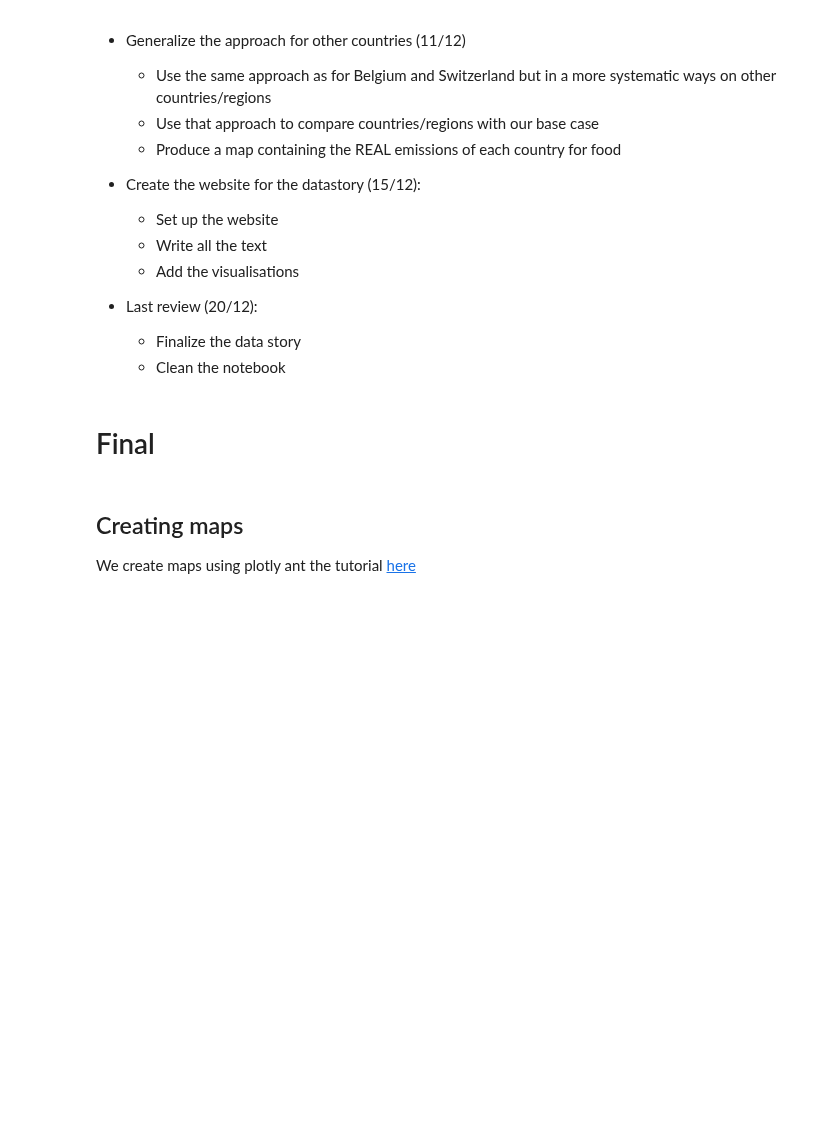
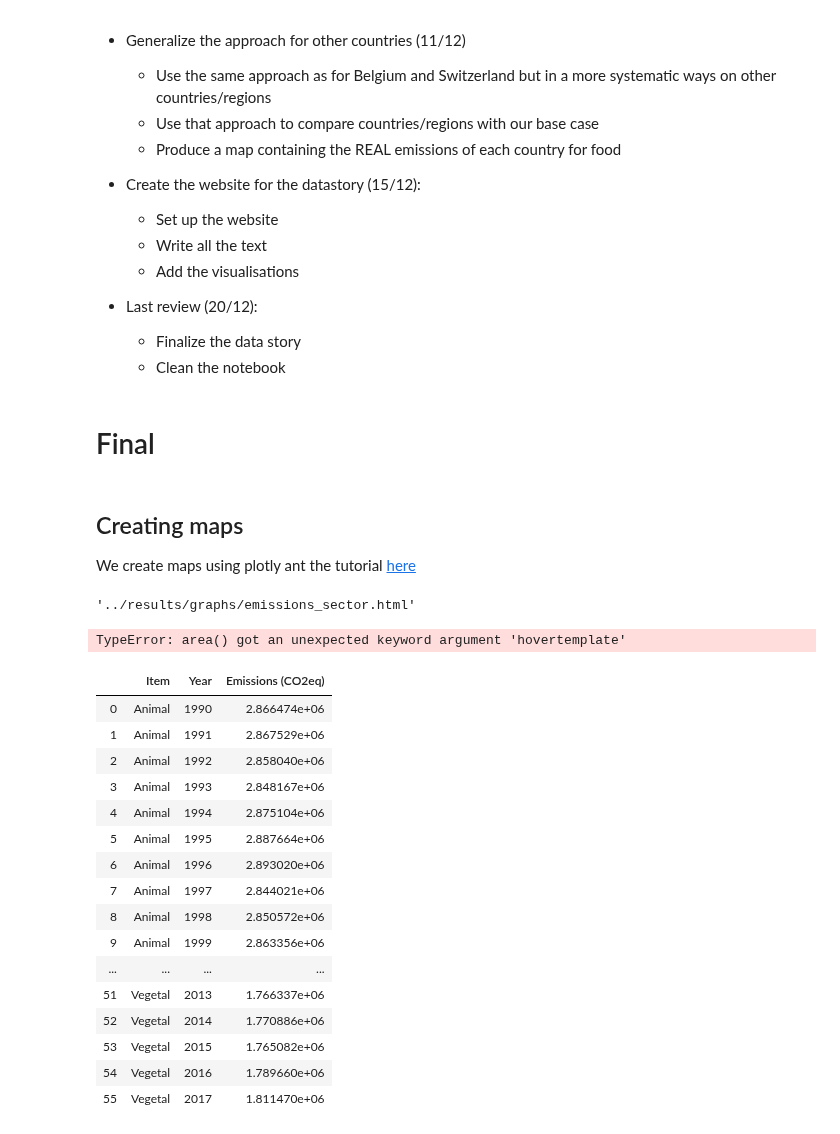
Before and after one commit to Lambo97/ADAProject, a Jupyter notebook: src/Final.ipynb, the cells around one changed output. Saved outputs shown, nothing was run; the diff lists cells and outputs as text; code cells hidden in the pictures; blank space fills up the shorter version.

Commit message:
Add celle to create plotly stack chart

```diff
--- a/src/Final.ipynb
+++ b/src/Final.ipynb
@@ -1456,0 +1487,46 @@ create_map(data_str, 'Emissions due to agriculture', 'Sum', year_begin=1961, mid
+# %%
+# Create an area graph with plotly
+
+import plotly.express as px
+data = emissions.unstack().reset_index().rename(columns = {0: 'Emissions (CO2eq)'})
+data.Item = pd.Categorical(data.Item,
+                          categories=['Forest', 'Agriculture total', 'Energy',
+                                       'Industrial processes and product use', 'International bunkers',
+                                       'Land use sources', 'Other sources',
+                                       'Residential, commercial, institutional and AFF', 'Transport',
+                                       'Waste'],
+                          ordered=True)
+data = data.sort_values(by='Item')
+data['Emissions (CO2eq)'] = data['Emissions (CO2eq)'].round(3)
+fig = px.area(data, x="Year", y='Emissions (CO2eq)', color="Item")
+offline.plot(fig, filename=RESULT_PATH+'graphs/emissions_sector.html', auto_open=False)
+# %% [output]
+'../results/graphs/emissions_sector.html'
+# %%
+# Do the same with emissions world
+
+data = emissions_world.loc[:2017].unstack().reset_index().rename(columns = {0: 'Emissions (CO2eq)'})
+fig = px.area(data, x="Year", y='Emissions (CO2eq)', color="Item", hovertemplate = "%{Item}: <br>Year: %{Year} </br> Emissions (CO2eq): %{Emissions (CO2eq)} Gigagrams")
+offline.plot(fig, filename=RESULT_PATH+'graphs/emissions_world.html', auto_open=False)
+# %% [output]
+TypeError: area() got an unexpected keyword argument 'hovertemplate'
+# %%
+data
+# %% [output]
+|  | Item | Year | Emissions (CO2eq) |
+| 0 | Animal | 1990 | 2.866474e+06 |
+| 1 | Animal | 1991 | 2.867529e+06 |
+| 2 | Animal | 1992 | 2.858040e+06 |
+| 3 | Animal | 1993 | 2.848167e+06 |
+| 4 | Animal | 1994 | 2.875104e+06 |
+| 5 | Animal | 1995 | 2.887664e+06 |
+| 6 | Animal | 1996 | 2.893020e+06 |
+| 7 | Animal | 1997 | 2.844021e+06 |
+| 8 | Animal | 1998 | 2.850572e+06 |
+| 9 | Animal | 1999 | 2.863356e+06 |
+| ... | ... | ... | ... |
+| 51 | Vegetal | 2013 | 1.766337e+06 |
+| 52 | Vegetal | 2014 | 1.770886e+06 |
+| 53 | Vegetal | 2015 | 1.765082e+06 |
+| 54 | Vegetal | 2016 | 1.789660e+06 |
+| 55 | Vegetal | 2017 | 1.811470e+06 |
```
Also changed, not shown: parts of 6 cells of this notebook, 4 other files.
